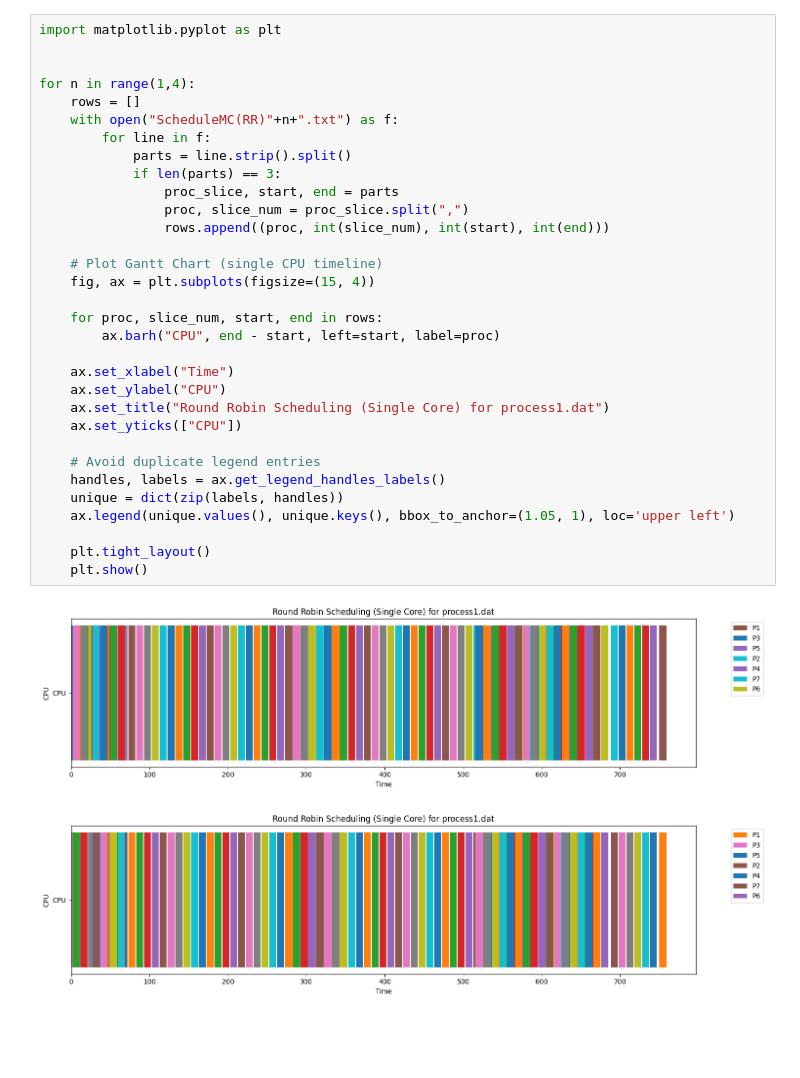
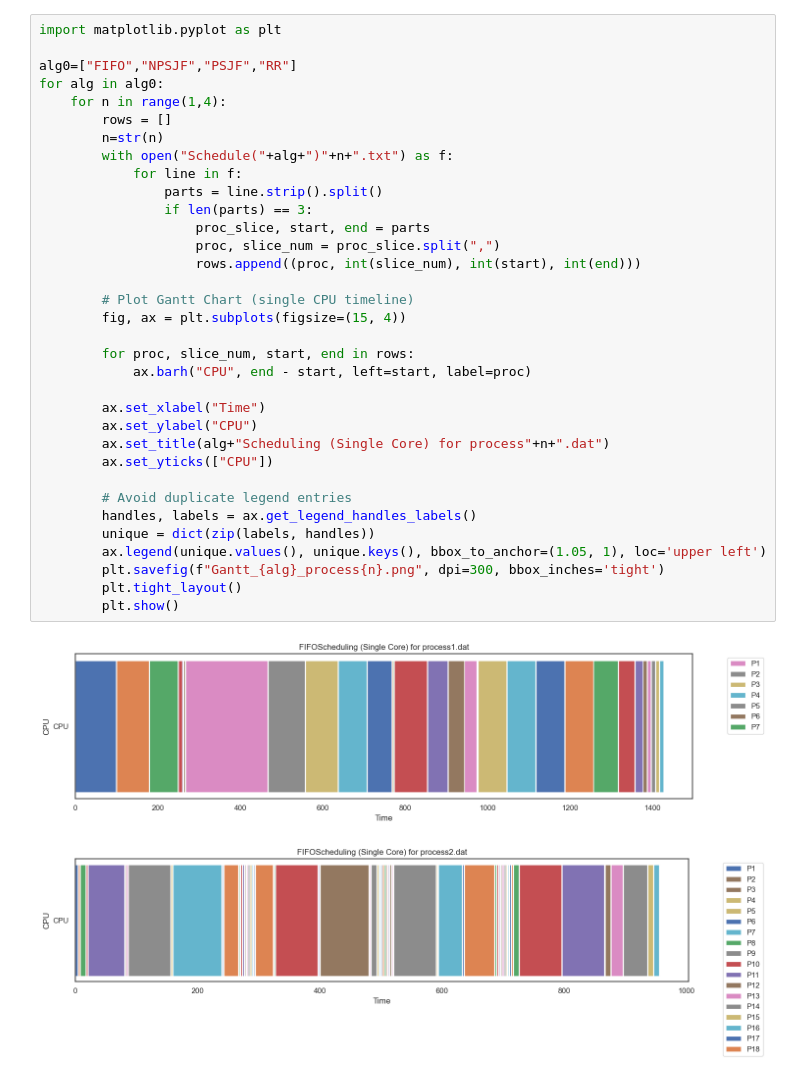
Before and after one commit to nkr2747/OS_LAB--CS302L, a Jupyter notebook: LAB3/Untitled.ipynb, the cells around one changed output. Drawn from its saved outputs; the diff is of its cells as text; blank space fills up the shorter version.

```diff
--- a/LAB3/Untitled.ipynb
+++ b/LAB3/Untitled.ipynb
@@ -1,35 +1,37 @@
 # %%
 import matplotlib.pyplot as plt
 
+alg0=["FIFO","NPSJF","PSJF","RR"]
+for alg in alg0:
+    for n in range(1,4):
+        rows = []
+        n=str(n)
+        with open("Schedule("+alg+")"+n+".txt") as f:
+            for line in f:
+                parts = line.strip().split()
+                if len(parts) == 3:
+                    proc_slice, start, end = parts
+                    proc, slice_num = proc_slice.split(",")
+                    rows.append((proc, int(slice_num), int(start), int(end)))
 
-for n in range(1,4):
-    rows = []
-    with open("ScheduleMC(RR)"+n+".txt") as f:
-        for line in f:
-            parts = line.strip().split()
-            if len(parts) == 3:
-                proc_slice, start, end = parts
-                proc, slice_num = proc_slice.split(",")
-                rows.append((proc, int(slice_num), int(start), int(end)))
+        # Plot Gantt Chart (single CPU timeline)
+        fig, ax = plt.subplots(figsize=(15, 4))
 
-    # Plot Gantt Chart (single CPU timeline)
-    fig, ax = plt.subplots(figsize=(15, 4))
+        for proc, slice_num, start, end in rows:
+            ax.barh("CPU", end - start, left=start, label=proc)
 
-    for proc, slice_num, start, end in rows:
-        ax.barh("CPU", end - start, left=start, label=proc)
+        ax.set_xlabel("Time")
+        ax.set_ylabel("CPU")
+        ax.set_title(alg+"Scheduling (Single Core) for process"+n+".dat")
+        ax.set_yticks(["CPU"])
 
-    ax.set_xlabel("Time")
-    ax.set_ylabel("CPU")
-    ax.set_title("Round Robin Scheduling (Single Core) for process1.dat")
-    ax.set_yticks(["CPU"])
-
-    # Avoid duplicate legend entries
-    handles, labels = ax.get_legend_handles_labels()
-    unique = dict(zip(labels, handles))
-    ax.legend(unique.values(), unique.keys(), bbox_to_anchor=(1.05, 1), loc='upper left')
-
-    plt.tight_layout()
-    plt.show()
+        # Avoid duplicate legend entries
+        handles, labels = ax.get_legend_handles_labels()
+        unique = dict(zip(labels, handles))
+        ax.legend(unique.values(), unique.keys(), bbox_to_anchor=(1.05, 1), loc='upper left')
+        plt.savefig(f"Gantt_{alg}_process{n}.png", dpi=300, bbox_inches='tight')
+        plt.tight_layout()
+        plt.show()
 # %% [output]
-[figure, old version]
+[figure, new version]
-[figure, old version]
+[figure, new version]
```
Also changed, not shown: parts of 7 cells of this notebook, 58 other files.
